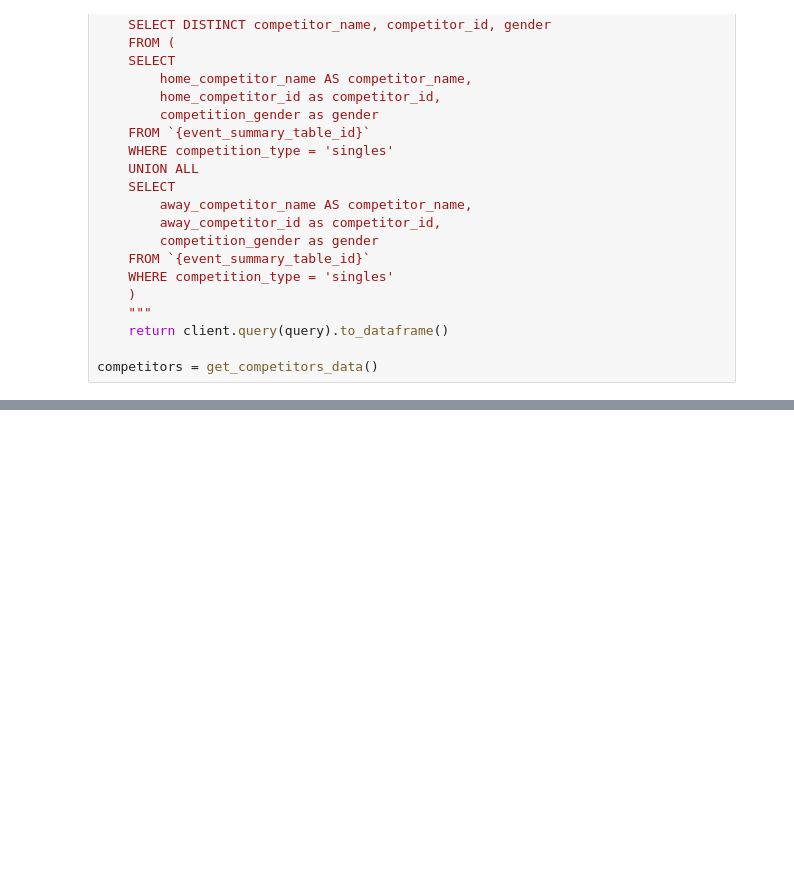
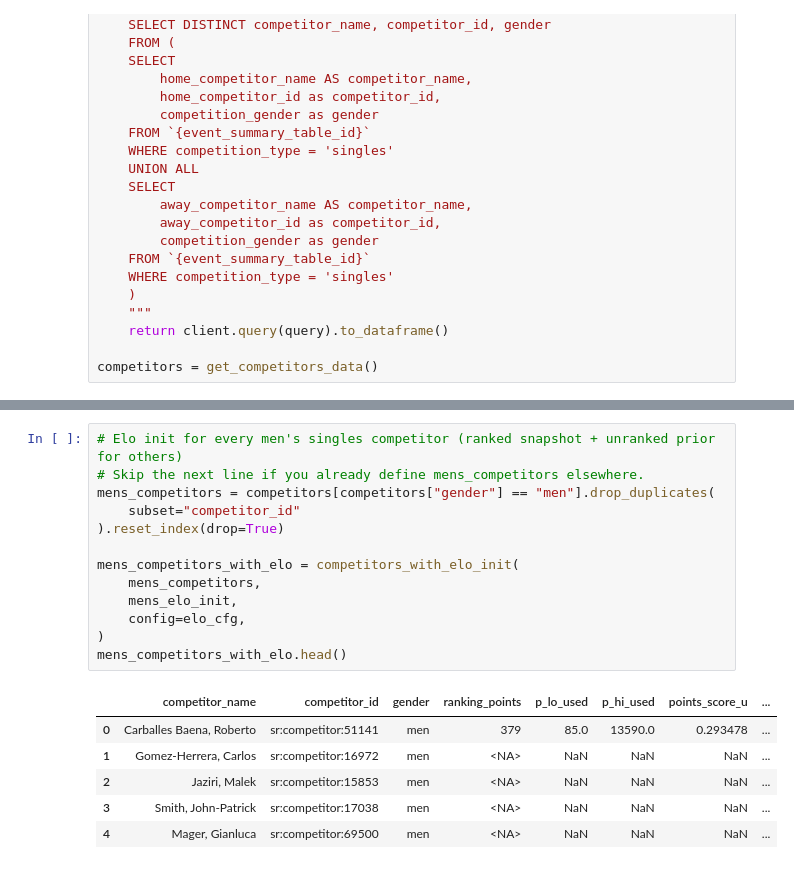
Before and after one commit to mattholden/tennis-origination, a Jupyter notebook: refined_tables/elo.ipynb, the cells around one changed output, grey strips where cells are left out. Drawn from its saved outputs; the diff is of its cells as text; blank space fills up the shorter version.

```diff
--- a/refined_tables/elo.ipynb
+++ b/refined_tables/elo.ipynb
@@ -183,0 +190,20 @@ mens_rankings.head()
+# %%
+# Elo init for every men's singles competitor (ranked snapshot + unranked prior for others)
+# Skip the next line if you already define mens_competitors elsewhere.
+mens_competitors = competitors[competitors["gender"] == "men"].drop_duplicates(
+    subset="competitor_id"
+).reset_index(drop=True)
+
+mens_competitors_with_elo = competitors_with_elo_init(
+    mens_competitors,
+    mens_elo_init,
+    config=elo_cfg,
+)
+mens_competitors_with_elo.head()
+# %% [output]
+|  | competitor_name | competitor_id | gender | ranking_points | p_lo_used | p_hi_used | points_score_u | ... |
+| 0 | Carballes Baena, Roberto | sr:competitor:51141 | men | 379 | 85.0 | 13590.0 | 0.293478 | ... |
+| 1 | Gomez-Herrera, Carlos | sr:competitor:16972 | men | <NA> | NaN | NaN | NaN | ... |
+| 2 | Jaziri, Malek | sr:competitor:15853 | men | <NA> | NaN | NaN | NaN | ... |
+| 3 | Smith, John-Patrick | sr:competitor:17038 | men | <NA> | NaN | NaN | NaN | ... |
+| 4 | Mager, Gianluca | sr:competitor:69500 | men | <NA> | NaN | NaN | NaN | ... |
```
Also changed, not shown: parts of 31 cells of this notebook, 3 other files.
